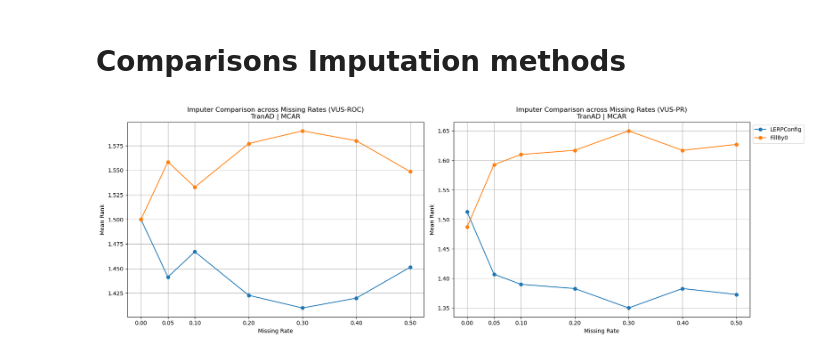
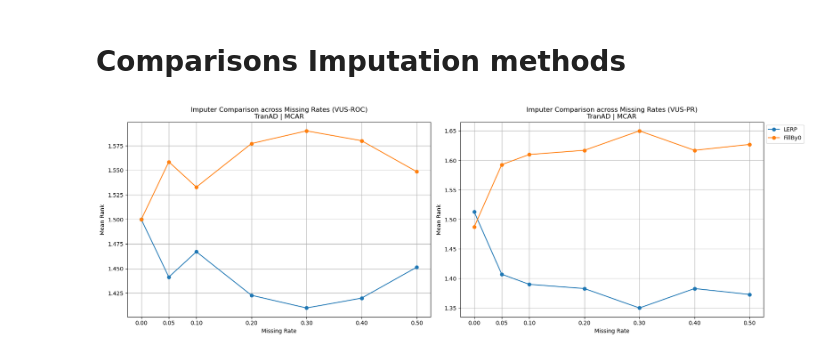
Before and after one commit to vilhess/TSAD-MV, a Jupyter notebook: benchmark_exp/results.ipynb, the cells around one changed output. Cells and saved outputs as stored; diff of their text form; code cells hidden in the pictures.

```diff
--- a/benchmark_exp/results.ipynb
+++ b/benchmark_exp/results.ipynb
@@ -99,33 +99,33 @@ dtype: bool
 # Comparisons Imputation methods
 # %%
 MODEL = "TranAD"
-COMPARISON_IMPUTERS = ["LERPConfig", "FillBy0"]
+COMPARISON_IMPUTERS = ["LERP", "FillBy0"]
 fig, axes = plt.subplots(1, 2, figsize=(18, 6))
 
 for ax, metric in zip(axes, ["VUS-ROC", "VUS-PR"]):
     full_df = pd.DataFrame()
     for m in missing_rates:
         imputer_dfs = []
         for imputer in COMPARISON_IMPUTERS:
             df = pd.read_csv(f"{results_uni_path}/{MECHANISM}/{MODEL}/{imputer}/{m}.csv")
             df = df[[metric]].rename(columns={metric: imputer})
             imputer_dfs.append(df)
 
         ranks_df = pd.concat(imputer_dfs, axis=1)
 
         ranks = ranks_df.rank(ascending=False, axis=1).mean(axis=0)
         full_df = pd.concat([full_df, ranks.rename(f"Missing rate {m}")], axis=1)
     full_df = full_df.transpose()
     for imputer in COMPARISON_IMPUTERS:
         ax.plot(missing_rates, full_df[imputer], marker="o", label=imputer)
     ax.set_title(f"Imputer Comparison across Missing Rates ({metric})\n{MODEL} | {MECHANISM.upper()}")
     ax.set_xlabel("Missing Rate")
     ax.set_ylabel("Mean Rank")
     ax.set_xticks(missing_rates)
     ax.grid()
 ax.legend(loc='upper left', bbox_to_anchor=(1, 1))
 plt.tight_layout()
 #plt.savefig(f"plots/{MODEL}_{MECHANISM}_imputer_comparison_VUS.pdf", bbox_inches='tight')
 plt.show()
 # %% [output]
-[figure, old version]
+[figure, new version]
```
Also changed, not shown: 49 other files.
